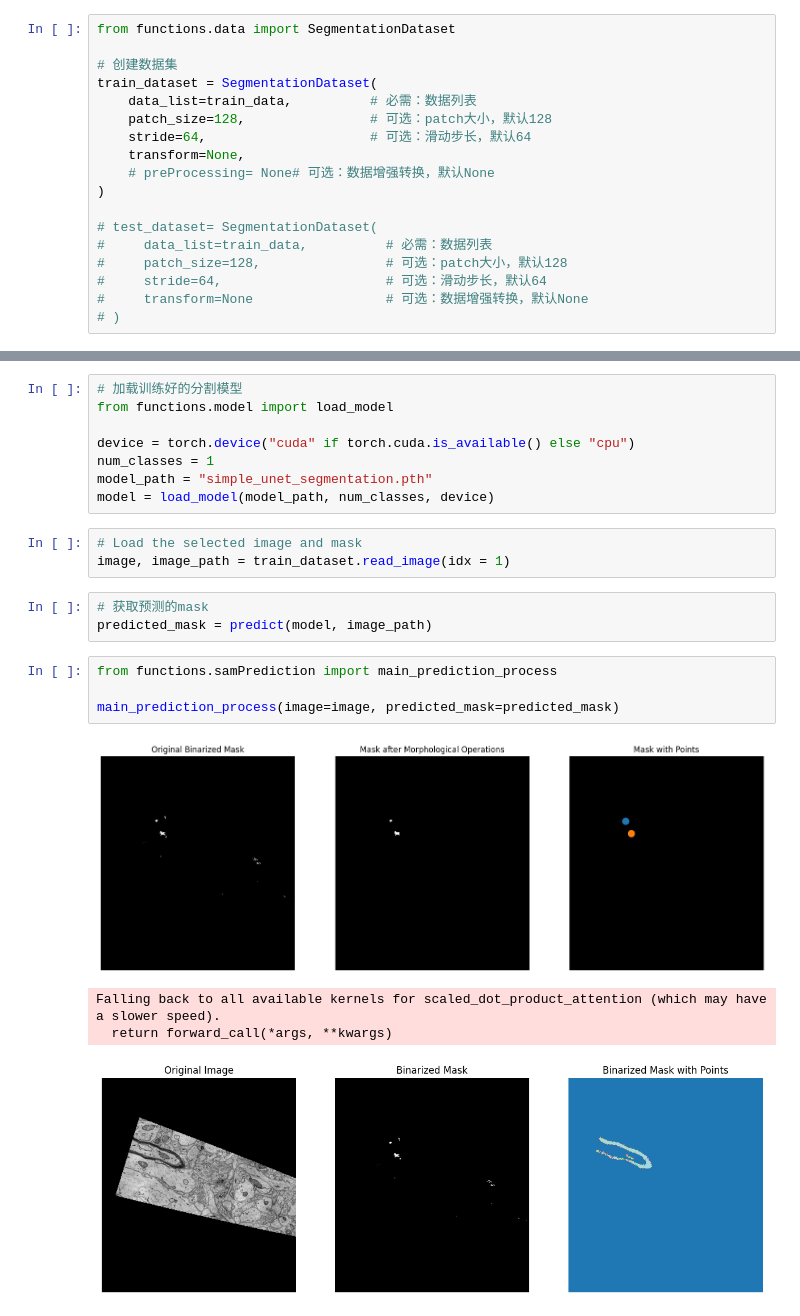
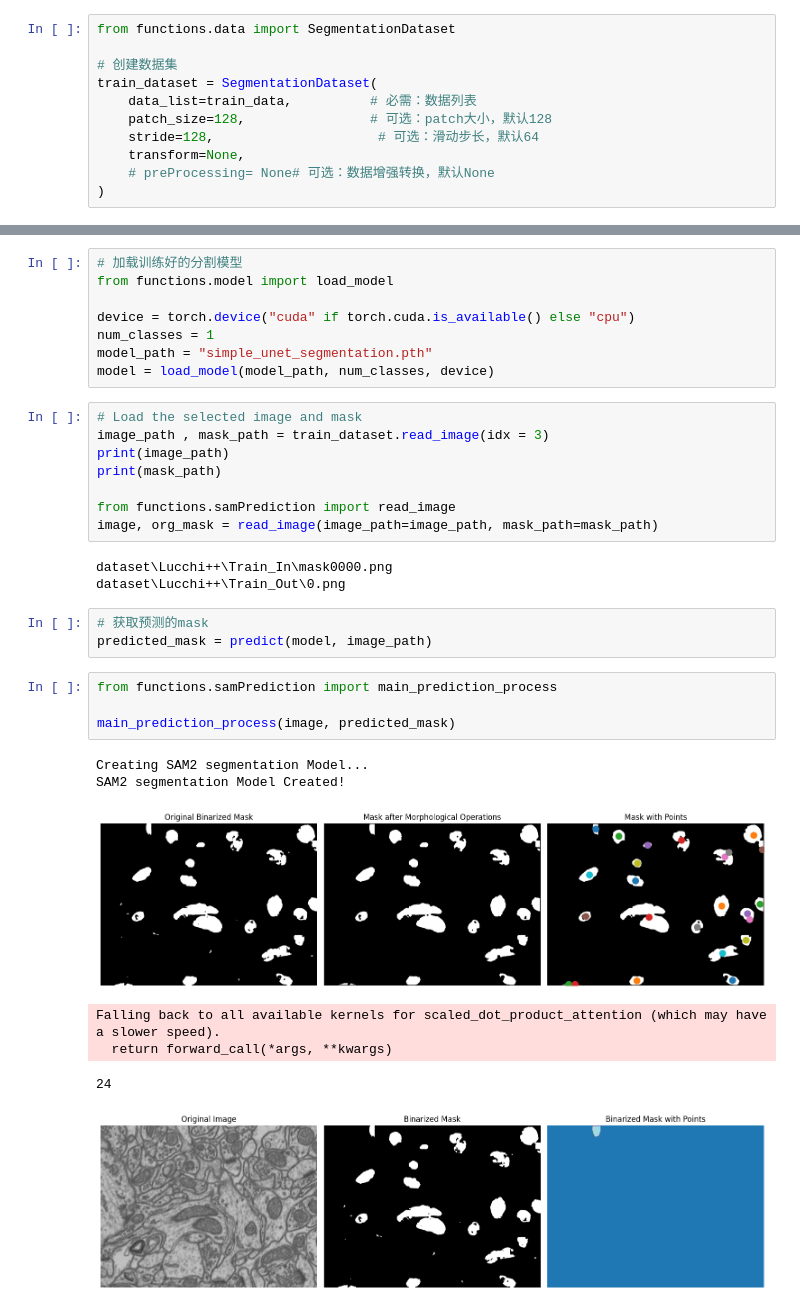
Before and after one commit to tom-choi/sam2, a Jupyter notebook: Unet_Train_try copy.ipynb, the cells around one changed output, grey strips where cells are left out. Drawn from its saved outputs; the diff is of its cells as text.

```diff
--- a/Unet_Train_try copy.ipynb
+++ b/Unet_Train_try copy.ipynb
@@ -73,17 +55,10 @@ from functions.data import SegmentationDataset
 train_dataset = SegmentationDataset(
     data_list=train_data,          # 必需：数据列表
     patch_size=128,                # 可选：patch大小，默认128
-    stride=64,                     # 可选：滑动步长，默认64
+    stride=128,                     # 可选：滑动步长，默认64
     transform=None,
     # preProcessing= None# 可选：数据增强转换，默认None
 )
-
-# test_dataset= SegmentationDataset(
-#     data_list=train_data,          # 必需：数据列表
-#     patch_size=128,                # 可选：patch大小，默认128
-#     stride=64,                     # 可选：滑动步长，默认64
-#     transform=None                 # 可选：数据增强转换，默认None
-# )
 # %%
 # 打印数据集基本信息
 train_dataset.print_dataset_info()
@@ -131,16 +106,27 @@ model_path = "simple_unet_segmentation.pth"
 model = load_model(model_path, num_classes, device)
 # %%
 # Load the selected image and mask
-image, image_path = train_dataset.read_image(idx = 1)
+image_path , mask_path = train_dataset.read_image(idx = 3)
+print(image_path)
+print(mask_path)
+
+from functions.samPrediction import read_image
+image, org_mask = read_image(image_path=image_path, mask_path=mask_path)
+# %% [output]
+dataset\Lucchi++\Train_In\mask0000.png
+dataset\Lucchi++\Train_Out\0.png
 # %%
 # 获取预测的mask
 predicted_mask = predict(model, image_path)
 # %%
 from functions.samPrediction import main_prediction_process
 
-main_prediction_process(image=image, predicted_mask=predicted_mask)
+main_prediction_process(image, predicted_mask)
 # %% [output]
+Creating SAM2 segmentation Model...
+SAM2 segmentation Model Created!
-[figure, old version]
+[figure, new version]
-Falling back to all available kernels for scaled_dot_product_attention (which may have a slower speed).
-  return forward_call(*args, **kwargs)
+Falling back to all available kernels for scaled_dot_product_attention (which may have a slower speed).
+  return forward_call(*args, **kwargs)
+24
-[figure, old version]
+[figure, new version]
```
Also changed, not shown: parts of 6 cells of this notebook, 6 other files.
